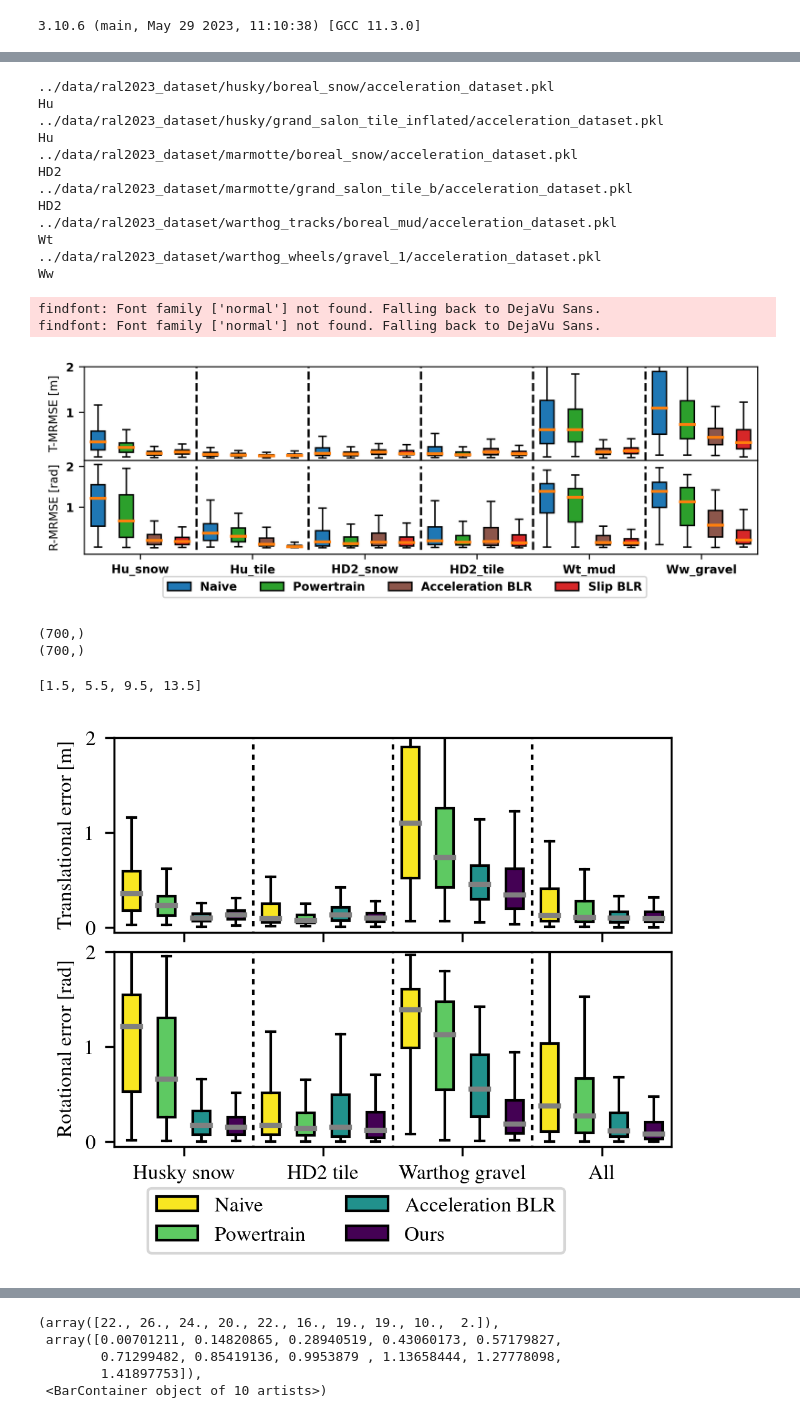
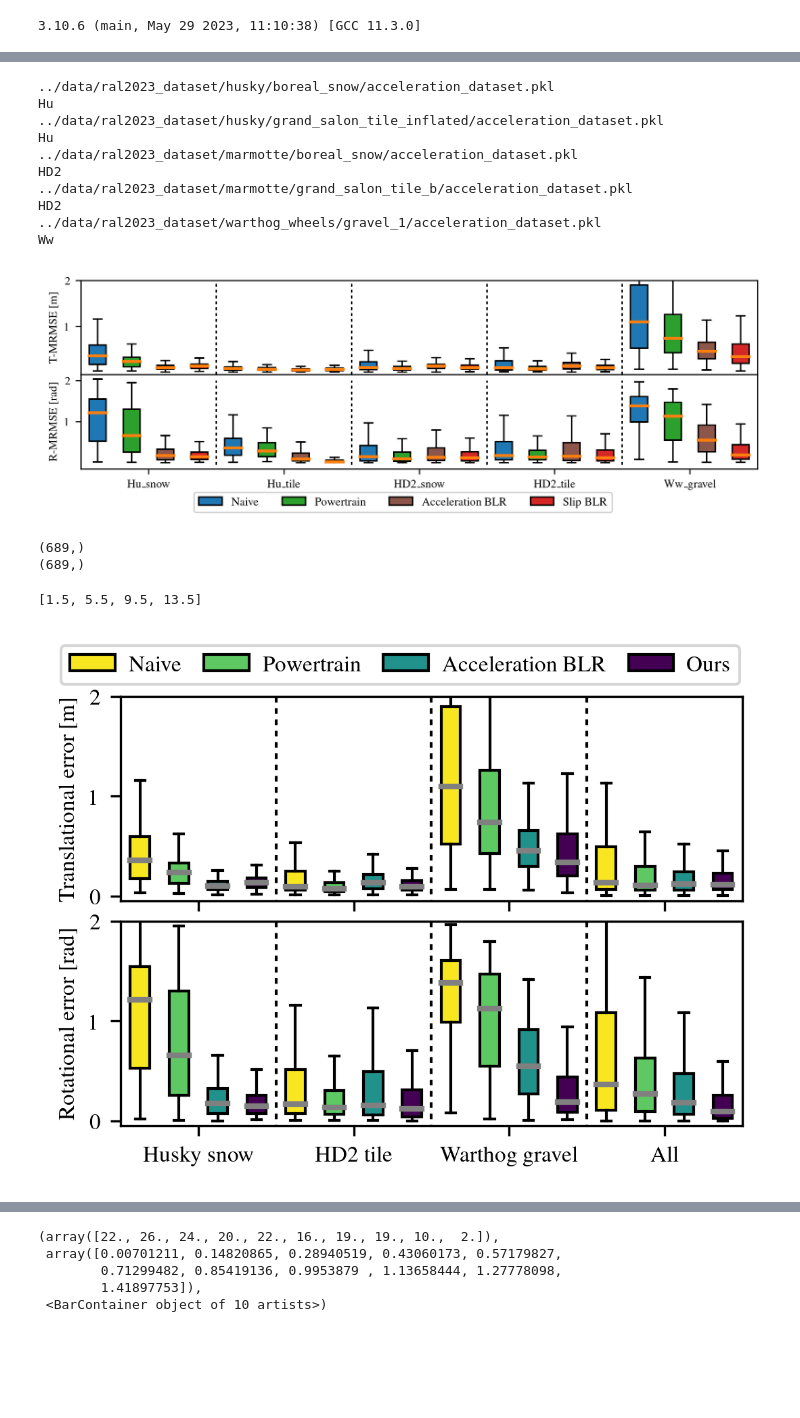
Before and after one commit to norlab-ulaval/norlab_WMRD, a Jupyter notebook: RAL2023/prediction_errors.ipynb, the cells around one changed output, grey strips where cells are left out. Drawn from its saved outputs; the diff is of its cells as text; code cells hidden in the pictures; blank space fills up the shorter version.

```diff
--- a/RAL2023/prediction_errors.ipynb
+++ b/RAL2023/prediction_errors.ipynb
@@ -60,8 +60,8 @@ dataset_paths.append('../data/ral2023_dataset/marmotte/grand_salon_tile_b/accele
 dataset_labels.append(r'HD2_tile')
 # dataset_paths.append('../data/ral2023_dataset/marmotte/ga_hard_snow_b/acceleration_dataset.pkl')
 # dataset_labels.append('M_hard_snow')
-dataset_paths.append('../data/ral2023_dataset/warthog_tracks/boreal_mud/acceleration_dataset.pkl')
-dataset_labels.append(r'Wt_mud')
+# dataset_paths.append('../data/ral2023_dataset/warthog_tracks/boreal_mud/acceleration_dataset.pkl')
+# dataset_labels.append(r'Wt_mud')
 # dataset_paths.append('../data/ral2023_dataset/warthog_tracks/grand-axe_crusted-snow/acceleration_dataset.pkl')
 # dataset_labels.append('Wt_crust')
 dataset_paths.append('../data/ral2023_dataset/warthog_wheels/gravel_1/acceleration_dataset.pkl')
@@ -194,7 +193,7 @@ blr_slip_param_paths.append('../data/ral2023_dataset/marmotte/boreal_snow/traine
 blr_slip_param_paths.append('../data/ral2023_dataset/marmotte/grand_salon_tile_b/trained_params/slip/blr/steady-state/')
 #         # blr_slip_param_paths.append('../data/ral2023_dataset/marmotte/ga_hard_snow_a/trained_params/slip/blr/steady-state/')
 # blr_slip_param_paths.append('../data/ral2023_dataset/marmotte/ga_hard_snow_b/trained_params/slip/blr/steady-state/')
-blr_slip_param_paths.append('../data/ral2023_dataset/warthog_tracks/boreal_mud/trained_params/slip/blr/steady-state/')
+# blr_slip_param_paths.append('../data/ral2023_dataset/warthog_tracks/boreal_mud/trained_params/slip/blr/steady-state/')
 # blr_slip_param_paths.append('../data/ral2023_dataset/warthog_tracks/grand-axe_crusted-snow/trained_params/slip/blr/steady-state/')
 blr_slip_param_paths.append('../data/ral2023_dataset/warthog_wheels/gravel_1/trained_params/slip/blr/steady-state/')
 
@@ -228,7 +227,7 @@ blr_acceleration_param_paths.append('../data/ral2023_dataset/marmotte/boreal_sno
 # blr_acceleration_param_paths.append('../data/ral2023_dataset/marmotte/ga_hard_snow_a/trained_params/acceleration/blr/')
 #         # gp_slip_param_paths.append('../data/ral2023_dataset/marmotte/ga_hard_snow_b/trained_params/acceleration/blr/')
 blr_acceleration_param_paths.append('../data/ral2023_dataset/marmotte/grand_salon_tile_b/trained_params/acceleration/blr/')
-blr_acceleration_param_paths.append('../data/ral2023_dataset/warthog_tracks/boreal_mud/trained_params/acceleration/blr/')
+# blr_acceleration_param_paths.append('../data/ral2023_dataset/warthog_tracks/boreal_mud/trained_params/acceleration/blr/')
 # blr_acceleration_param_paths.append('../data/ral2023_dataset/warthog_tracks/grand-axe_crusted-snow/trained_params/acceleration/blr/')
 blr_acceleration_param_paths.append('../data/ral2023_dataset/warthog_wheels/gravel_1/trained_params/acceleration/blr/')
 
@@ -526,8 +525,6 @@ Hu
 HD2
 ../data/ral2023_dataset/marmotte/grand_salon_tile_b/acceleration_dataset.pkl
 HD2
-../data/ral2023_dataset/warthog_tracks/boreal_mud/acceleration_dataset.pkl
-Wt
 ../data/ral2023_dataset/warthog_wheels/gravel_1/acceleration_dataset.pkl
 Ww
 # %%
@@ -644,9 +641,7 @@ fig.legend(handles=legend_elements, loc='center', ncol=4, bbox_to_anchor=(0.5,0.
 
 plt.savefig('figs/prediction_errors_BLR.pdf')
 # %% [output]
-findfont: Font family ['normal'] not found. Falling back to DejaVu Sans.
-findfont: Font family ['normal'] not found. Falling back to DejaVu Sans.
-[figure, old version]
+[figure, new version]
 # %%
 figure_datasets = [0, 3, 5]
 cmd_other_datasets_translational_errors = np.array([])
@@ -705,8 +700,8 @@ for i in range(0, len(dataset_labels)):
 print(cmd_other_datasets_translational_errors.shape)
 print(transitory_other_datasets_rotational_errors.shape)
 # %% [output]
-(700,)
-(700,)
+(689,)
+(689,)
 # %%
 plt.rc('font', family='serif', serif='Times')
 plt.rc('text', usetex=True)
@@ -717,8 +712,8 @@ mpl.rcParams['lines.dashed_pattern'] = [2, 2]
 mpl.rcParams['lines.linewidth'] = 1.0
 
 fig, axs = plt.subplots(2, 1, dpi=300, gridspec_kw={'hspace': 0.1, 'wspace': 0.0}, sharex=True)
-fig.set_size_inches(width, height)
-fig.subplots_adjust(left=.12, bottom=0.21, right=.995, top=.98)
+fig.set_size_inches(width, height/1.1)
+fig.subplots_adjust(left=.095, bottom=0.08, right=.995, top=.9)
 # fig.tight_layout()
 
 cmap = mpl.cm.get_cmap('viridis')
@@ -735,7 +730,7 @@ boxplots_width = 0.5
 y_max = 2.5
 y_min = -0.1
 
-figure_datasets = [0, 3, 5]
+figure_datasets = [0, 3, 4]
 
 
 for j in range(0, len(figure_datasets)):
@@ -855,35 +850,35 @@ xticks = []
 for i in range(len(figure_datasets) + 1):
     xticks.append(4.0*i+1.5)
 print(xticks)
 axs[0].set_xticks(xticks)
 axs[1].set_xticklabels(['Husky snow', 'HD2 tile', 'Warthog gravel', 'All'])
 
 # axs[0].set_yticks([1, 2])
 # axs[1].set_yticks([1, 2])
 
 
 axs[0].set_ylabel(r'Translational error [m]')
 # axs[0].set_yscale('log')
 # axs[0].set_title('Doughnut calib calibration results (2-second horizons)')
 
 axs[1].set_ylabel(r'Rotational error [rad]')
 # axs[0].set_yscale('log')
 
 
 # legend
 legend_elements = [Rectangle((0,0), width=5, height=3, facecolor=cmd_box_color, label=r'Naive', linestyle='solid', edgecolor='k'),
                    Rectangle((0,0), width=5, height=3, facecolor=powertrain_box_color, label=r'Powertrain', linestyle='solid', edgecolor='k'),
                    Rectangle((0,0), width=5, height=3, facecolor=blr_acceleration_box_color, label=r'Acceleration BLR', linestyle='solid', edgecolor='k'),
                   Rectangle((0,0), width=5, height=3, facecolor=blr_slip_box_color, label=r'Ours', linestyle='solid', edgecolor='k')]
                   #  Rectangle((0,0), width=5, height=3, facecolor=blr_slip_acceleration_box_color, label='Slip acceleration BLR', linestyle='solid', edgecolor='k'),
                   # Rectangle((0,0), width=5, height=3, facecolor=gp_slip_box_color, label='Slip GP', linestyle='solid', edgecolor='k')]
 
-fig.legend(handles=legend_elements, loc='center', ncol=2, bbox_to_anchor=(0.5,0.07))
+fig.legend(handles=legend_elements, loc='center', ncol=4, bbox_to_anchor=(0.5,0.96), columnspacing=1, handletextpad=0.6)
 
 plt.savefig('figs/prediction_errors_BLR.pdf')
 # %% [output]
 [1.5, 5.5, 9.5, 13.5]
-[figure, old version]
+[figure, new version]
 # %%
 # compute eval metrics
 
```
Also changed, not shown: parts of 3 cells of this notebook, 7 other files.
